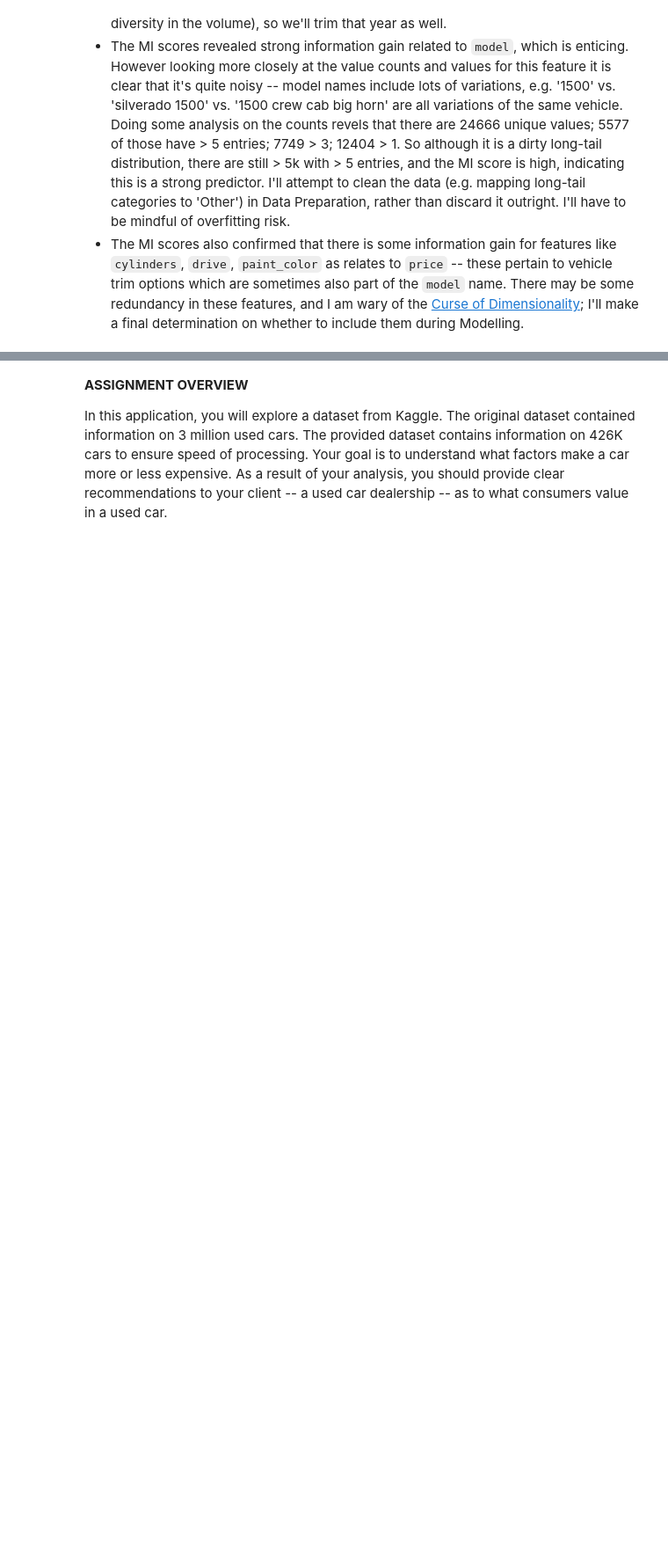
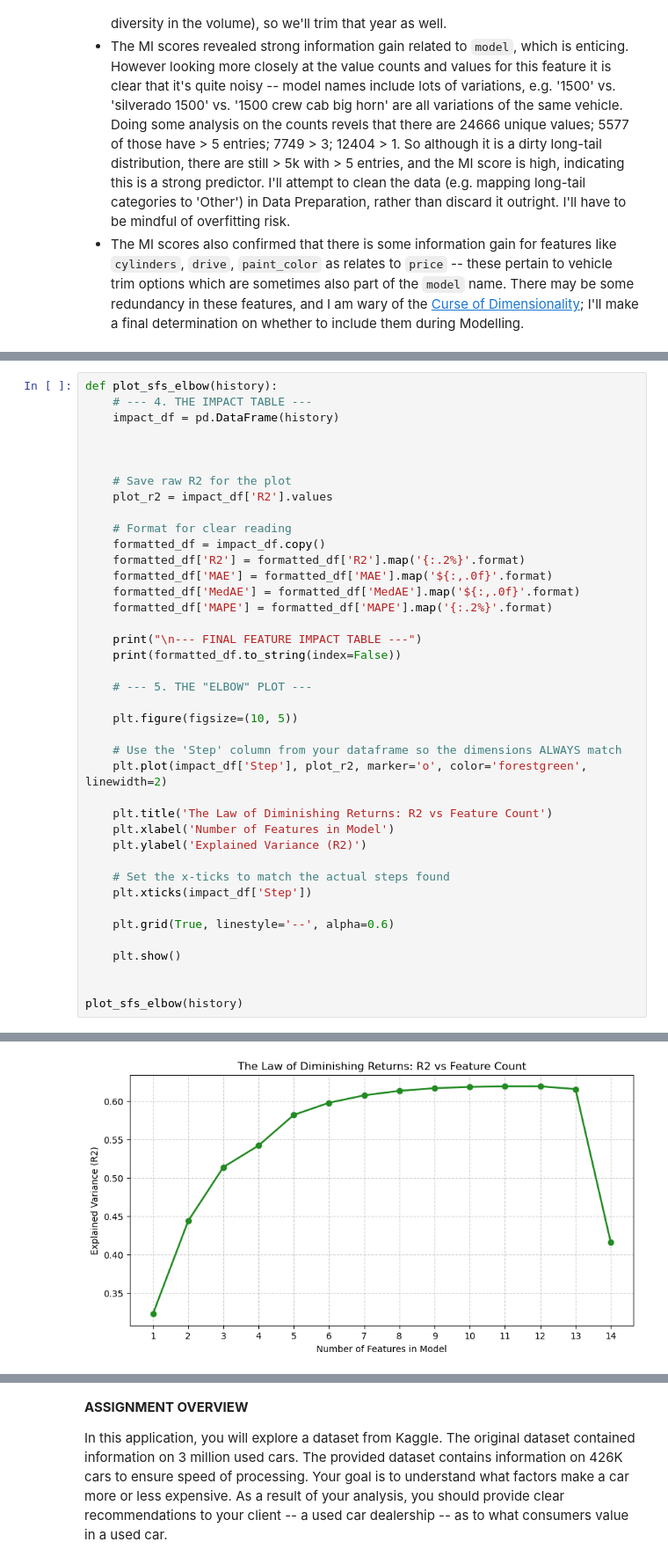
Before and after one commit to jelanigb/uc_berkeley_ml_program, a Jupyter notebook: practical_application_02/prompt_II.ipynb, the cells around one changed output, grey strips where cells are left out. Shown at 88% size. Cells and saved outputs as stored; diff of their text form; blank space fills up the shorter version.

```diff
--- a/practical_application_02/prompt_II.ipynb
+++ b/practical_application_02/prompt_II.ipynb
@@ -440,0 +787,41 @@ _IncompleteInputError: incomplete input (1850369942.py, line 3)
+# %%
+def plot_sfs_elbow(history):
+    # --- 4. THE IMPACT TABLE ---
+    impact_df = pd.DataFrame(history)
+
+
+
+    # Save raw R2 for the plot
+    plot_r2 = impact_df['R2'].values
+
+    # Format for clear reading
+    formatted_df = impact_df.copy()
+    formatted_df['R2'] = formatted_df['R2'].map('{:.2%}'.format)
+    formatted_df['MAE'] = formatted_df['MAE'].map('${:,.0f}'.format)
+    formatted_df['MedAE'] = formatted_df['MedAE'].map('${:,.0f}'.format)
+    formatted_df['MAPE'] = formatted_df['MAPE'].map('{:.2%}'.format)
+
+    print("\n--- FINAL FEATURE IMPACT TABLE ---")
+    print(formatted_df.to_string(index=False))
+
+    # --- 5. THE "ELBOW" PLOT ---
+
+    plt.figure(figsize=(10, 5))
+
+    # Use the 'Step' column from your dataframe so the dimensions ALWAYS match
+    plt.plot(impact_df['Step'], plot_r2, marker='o', color='forestgreen', linewidth=2)
+
+    plt.title('The Law of Diminishing Returns: R2 vs Feature Count')
+    plt.xlabel('Number of Features in Model')
+    plt.ylabel('Explained Variance (R2)')
+
+    # Set the x-ticks to match the actual steps found
+    plt.xticks(impact_df['Step'])
+
+    plt.grid(True, linestyle='--', alpha=0.6)
+
+    plt.show()
+
+
+plot_sfs_elbow(history)
+# %% [output]
@@ -440,0 +844 @@ _IncompleteInputError: incomplete input (1850369942.py, line 3)
+[figure, added]
```
Also changed, not shown: parts of 32 cells of this notebook.
